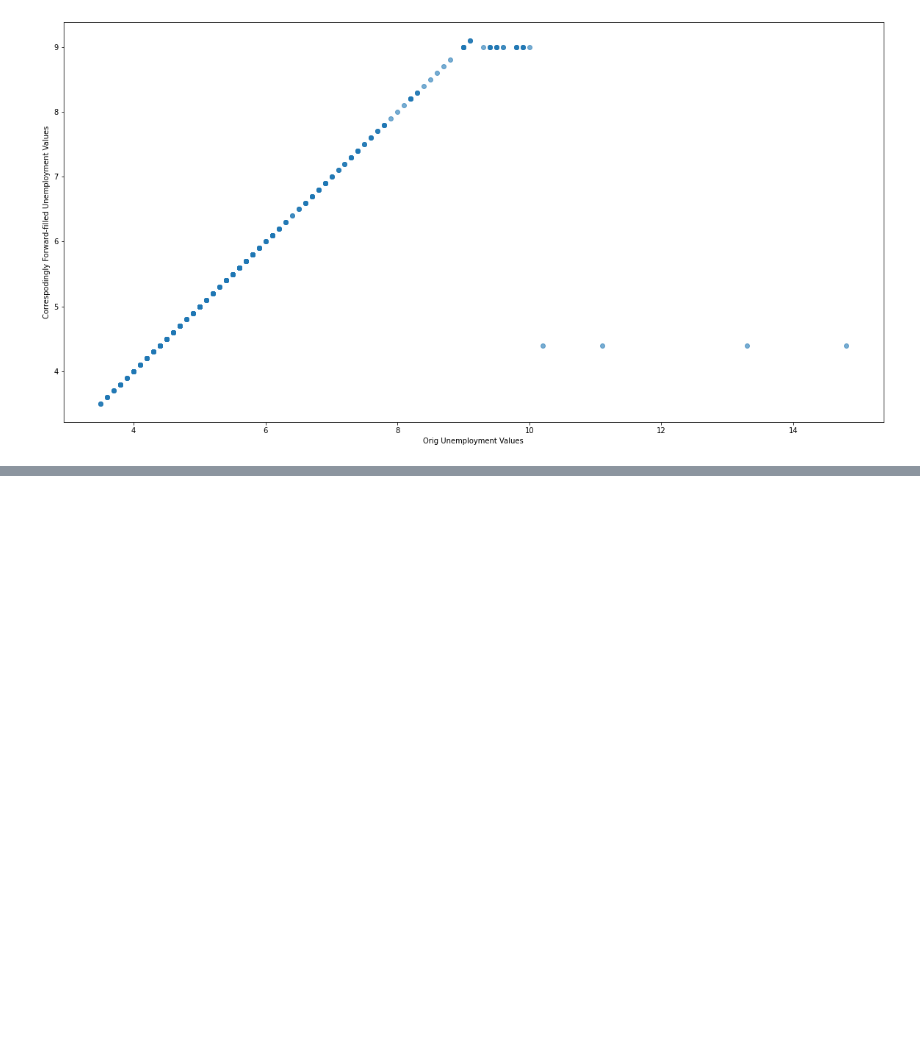
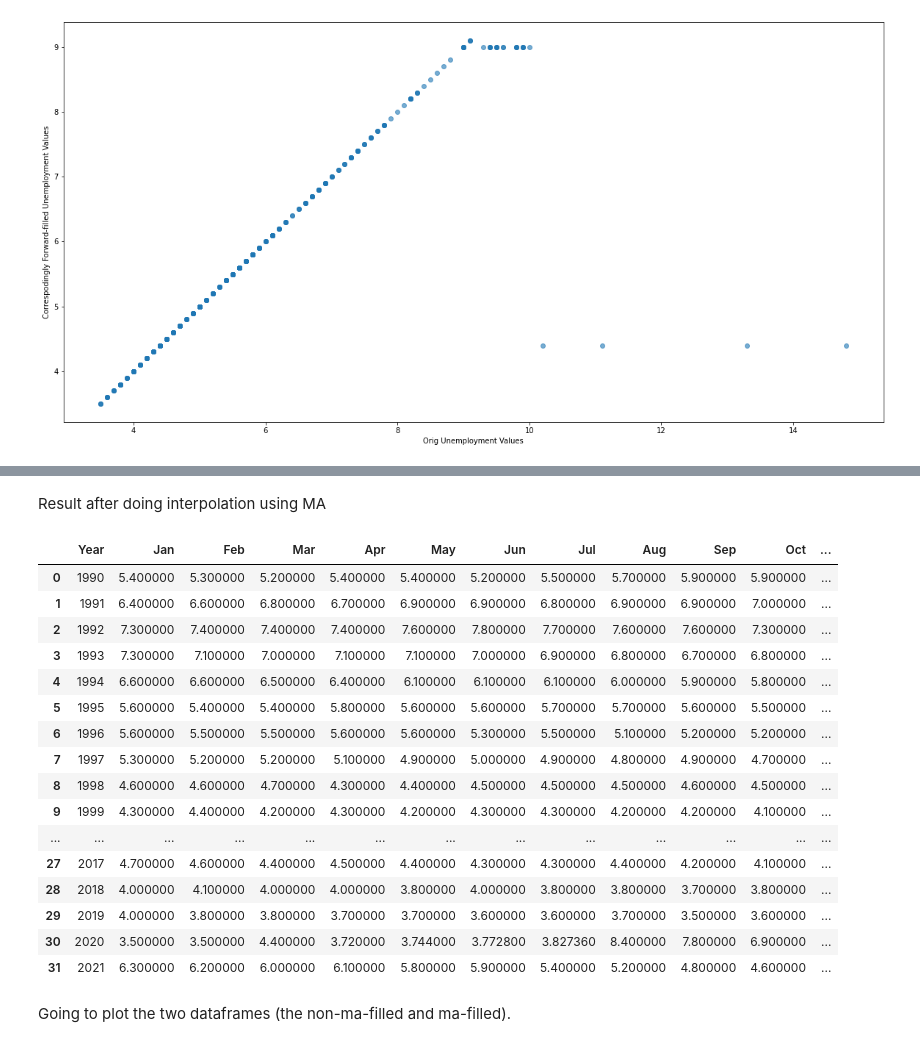
Before and after one commit to michael-a-green/BookRepo, a Jupyter notebook: Ch02/pycharm_project/My_Notebook_Ch02.ipynb, the cells around one changed output, grey strips where cells are left out. Cells and saved outputs as stored; diff of their text form; code cells hidden in the pictures; blank space fills up the shorter version.

```diff
--- a/Ch02/pycharm_project/My_Notebook_Ch02.ipynb
+++ b/Ch02/pycharm_project/My_Notebook_Ch02.ipynb
@@ -950,0 +1939,65 @@ SyntaxError: invalid syntax (<ipython-input-90-0f2b8d1aeee7>, line 1)
+# %%
+#yes this code is crufty: I'm just trying to "take notes" in a book I'm reading
+
+######
+#
+# fill via MA interpolation
+#
+######
+
+for year_idx in range(len(List_Of_Years)):
+    for month_idx in range(len(List_Of_Month_Names)):
+
+        #if the entry is nan
+        if math.isnan( bls_unemployment_ma_filled_df.loc[List_Of_Years[year_idx], List_Of_Month_Names[month_idx]] ):
+
+            if (List_Of_Month_Names[month_idx] == List_Of_Month_Names[0])  and (List_Of_Years[year_idx] == min(List_Of_Years)):
+                # the Oldest entry in the table is None. So make it equal to the avg of the next MA_WINDOW_SIZE values
+                #replace Nan with value of the next month of the same year as in this case there is no previous month data
+                bls_unemployment_ma_filled_df.loc[List_Of_Years[year_idx], List_Of_Month_Names[month_idx]] = bls_unemployment_ma_filled_df.loc[List_Of_Years[year_idx],List_Of_Month_Names[1:MA_WINDOW_SIZE+1]].mean()
+
+            #if the month comes before June which is List_Of_Month_Names[:month_idx], month_idx==5
+            elif month_idx < 5:
+                #use what you got for that year
+                temp_sum = bls_unemployment_ma_filled_df.loc[List_Of_Years[year_idx],List_Of_Month_Names[:month_idx]].sum()
+
+                #plus whatever you need  from the previous year to complex the window
+                temp_year_idx = year_idx - 1
+                temp_months_you_got = len(List_Of_Month_Names[:month_idx])
+                temp_months_you_got_left = MA_WINDOW_SIZE - temp_months_you_got
+                temp_sum += bls_unemployment_ma_filled_df.loc[List_Of_Years[temp_year_idx],List_Of_Month_Names[-1*temp_months_you_got_left:]].sum()
+
+                #take the avg
+                bls_unemployment_ma_filled_df.loc[List_Of_Years[year_idx],List_Of_Month_Names[month_idx]] = temp_sum / MA_WINDOW_SIZE
+
+            else:
+                #It's not the oldest point in time
+                #it's June or later
+                #just averge the previous MA_WINDOW_SIZE of that year
+                bls_unemployment_ma_filled_df.loc[List_Of_Years[year_idx], List_Of_Month_Names[month_idx]] =bls_unemployment_ma_filled_df.loc[List_Of_Years[year_idx], List_Of_Month_Names[month_idx - MA_WINDOW_SIZE:month_idx]].mean()
+# %% [markdown]
+Result after doing interpolation using MA
+# %%
+
+bls_unemployment_ma_filled_df = bls_unemployment_ma_filled_df.reset_index(drop=True)
+bls_unemployment_ma_filled_df
+# %% [output]
+|  | Year | Jan | Feb | Mar | Apr | May | Jun | Jul | Aug | Sep | Oct | ... |
+| 0 | 1990 | 5.400000 | 5.300000 | 5.200000 | 5.400000 | 5.400000 | 5.200000 | 5.500000 | 5.700000 | 5.900000 | 5.900000 | ... |
+| 1 | 1991 | 6.400000 | 6.600000 | 6.800000 | 6.700000 | 6.900000 | 6.900000 | 6.800000 | 6.900000 | 6.900000 | 7.000000 | ... |
+| 2 | 1992 | 7.300000 | 7.400000 | 7.400000 | 7.400000 | 7.600000 | 7.800000 | 7.700000 | 7.600000 | 7.600000 | 7.300000 | ... |
+| 3 | 1993 | 7.300000 | 7.100000 | 7.000000 | 7.100000 | 7.100000 | 7.000000 | 6.900000 | 6.800000 | 6.700000 | 6.800000 | ... |
+| 4 | 1994 | 6.600000 | 6.600000 | 6.500000 | 6.400000 | 6.100000 | 6.100000 | 6.100000 | 6.000000 | 5.900000 | 5.800000 | ... |
+| 5 | 1995 | 5.600000 | 5.400000 | 5.400000 | 5.800000 | 5.600000 | 5.600000 | 5.700000 | 5.700000 | 5.600000 | 5.500000 | ... |
+| 6 | 1996 | 5.600000 | 5.500000 | 5.500000 | 5.600000 | 5.600000 | 5.300000 | 5.500000 | 5.100000 | 5.200000 | 5.200000 | ... |
+| 7 | 1997 | 5.300000 | 5.200000 | 5.200000 | 5.100000 | 4.900000 | 5.000000 | 4.900000 | 4.800000 | 4.900000 | 4.700000 | ... |
+| 8 | 1998 | 4.600000 | 4.600000 | 4.700000 | 4.300000 | 4.400000 | 4.500000 | 4.500000 | 4.500000 | 4.600000 | 4.500000 | ... |
+| 9 | 1999 | 4.300000 | 4.400000 | 4.200000 | 4.300000 | 4.200000 | 4.300000 | 4.300000 | 4.200000 | 4.200000 | 4.100000 | ... |
+| ... | ... | ... | ... | ... | ... | ... | ... | ... | ... | ... | ... | ... |
+| 27 | 2017 | 4.700000 | 4.600000 | 4.400000 | 4.500000 | 4.400000 | 4.300000 | 4.300000 | 4.400000 | 4.200000 | 4.100000 | ... |
+| 28 | 2018 | 4.000000 | 4.100000 | 4.000000 | 4.000000 | 3.800000 | 4.000000 | 3.800000 | 3.800000 | 3.700000 | 3.800000 | ... |
+| 29 | 2019 | 4.000000 | 3.800000 | 3.800000 | 3.700000 | 3.700000 | 3.600000 | 3.600000 | 3.700000 | 3.500000 | 3.600000 | ... |
+| 30 | 2020 | 3.500000 | 3.500000 | 4.400000 | 3.720000 | 3.744000 | 3.772800 | 3.827360 | 8.400000 | 7.800000 | 6.900000 | ... |
+| 31 | 2021 | 6.300000 | 6.200000 | 6.000000 | 6.100000 | 5.800000 | 5.900000 | 5.400000 | 5.200000 | 4.800000 | 4.600000 | ... |
+# %% [markdown]
+Going to plot the two dataframes (the non-ma-filled and ma-filled).
```
Also changed, not shown: parts of 143 cells of this notebook, 1 other file.
